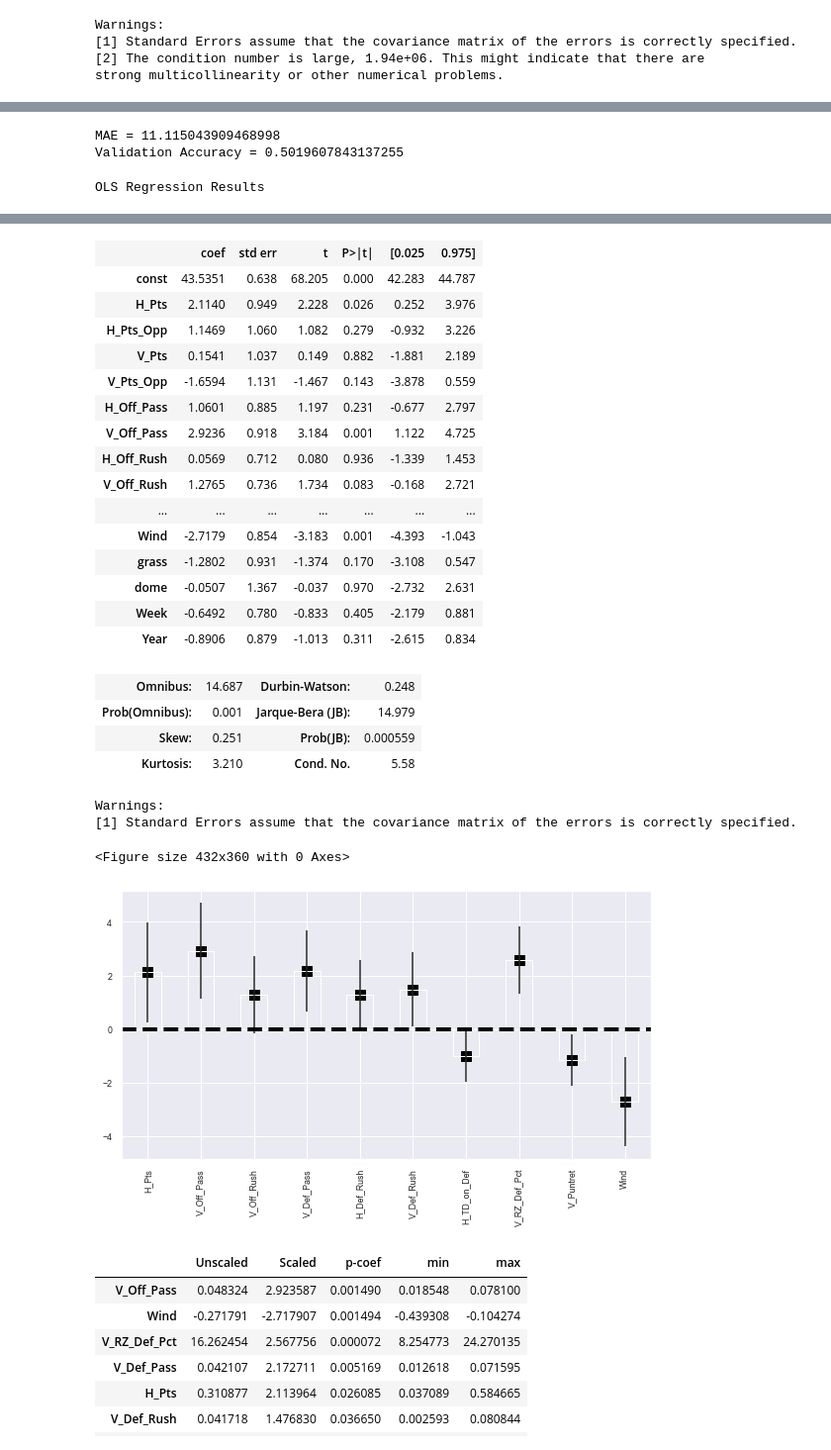
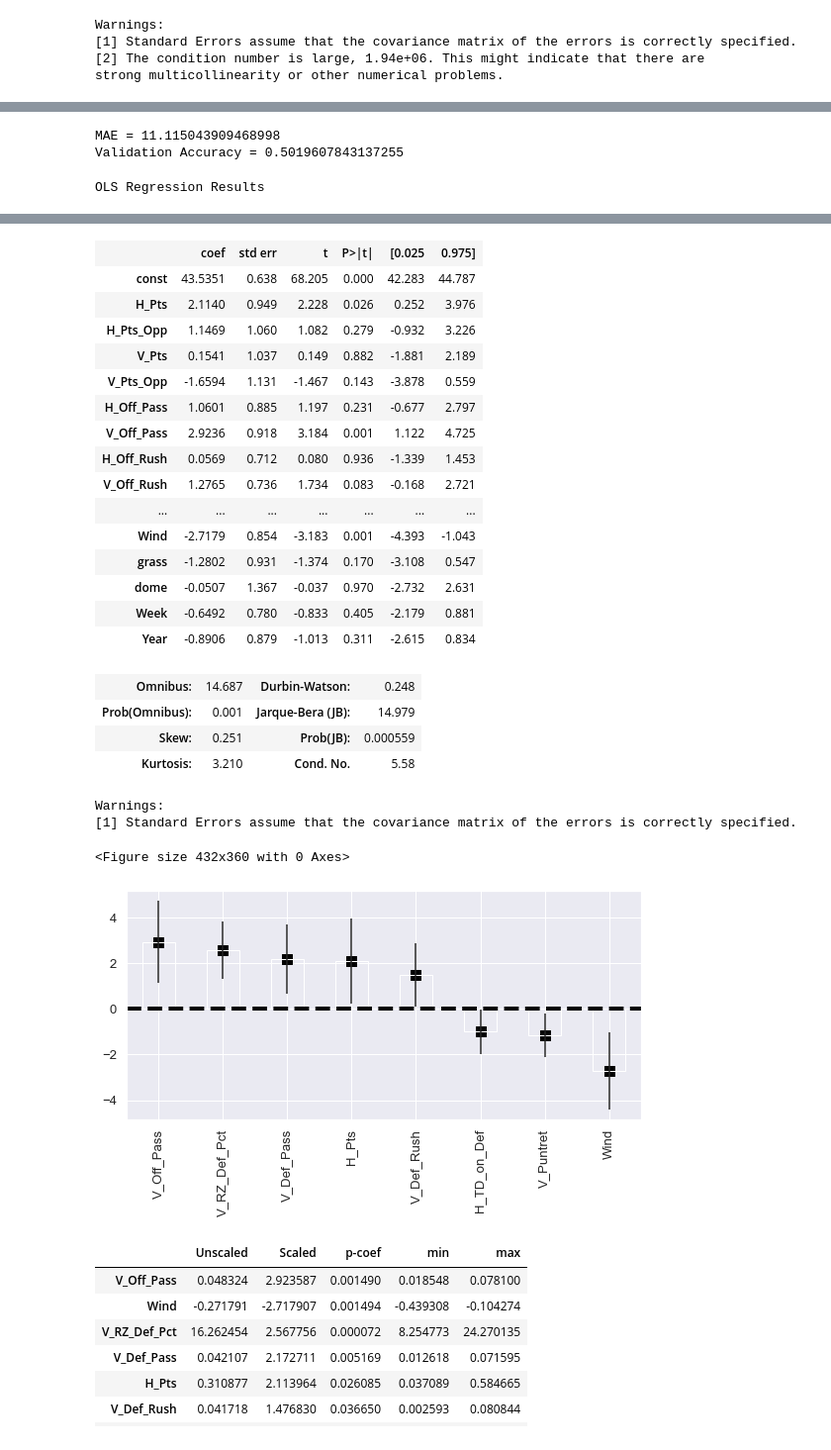
Before and after one commit to titansat74/Projects, a Jupyter notebook: Capstone Two/Cap2_Model.ipynb, the cells around one changed output, grey strips where cells are left out. Shown at 99% size. Drawn from its saved outputs; the diff is of its cells as text; code cells hidden in the pictures.

```diff
--- a/Capstone Two/Cap2_Model.ipynb
+++ b/Capstone Two/Cap2_Model.ipynb
@@ -210,7 +210,7 @@ def plot_coef(OLS,fig,ax,p_thresh=None):
     coef_df = pd.DataFrame({'coef': params.values,
                             'err': err_series.values,
                             'varname': err_series.index.values
-                           })
+                           }).sort_values(by='coef',ascending=False)
     coef_df.plot(x='varname', y='coef', kind='bar',
                  ax=ax, color='none',
                  yerr='err', legend=False)
@@ -356,7 +373,7 @@ ypred=scaled.predict(sca_val)
 print(f'MAE = {mean_absolute_error(y_val,ypred)}')
 print(f'Validation Accuracy = {ou_accuracy(y_val,ypred)}')
 fig16, ax = plt.subplots(figsize=(8, 5))
-plot_coef(scaled,fig16,ax,p_thresh=0.10)
+plot_coef(scaled,fig16,ax,p_thresh=0.05)
 fig16.tight_layout()
 fig16.savefig('plots/fig16.png')
 scaled.summary()
@@ -372,31 +389,31 @@ OLS Regression Results
 | No. Observations: | 1215 | AIC: | 9781. |
 | Df Residuals: | 1176 | BIC: | 9980. |
 | Df Model: | 38 |  |  |
 | Covariance Type: | nonrobust |  |  |
 |  | coef | std err | t | P>|t| | [0.025 | 0.975] |
 | const | 43.5351 | 0.638 | 68.205 | 0.000 | 42.283 | 44.787 |
 | H_Pts | 2.1140 | 0.949 | 2.228 | 0.026 | 0.252 | 3.976 |
 | H_Pts_Opp | 1.1469 | 1.060 | 1.082 | 0.279 | -0.932 | 3.226 |
 | V_Pts | 0.1541 | 1.037 | 0.149 | 0.882 | -1.881 | 2.189 |
 | V_Pts_Opp | -1.6594 | 1.131 | -1.467 | 0.143 | -3.878 | 0.559 |
 | H_Off_Pass | 1.0601 | 0.885 | 1.197 | 0.231 | -0.677 | 2.797 |
 | V_Off_Pass | 2.9236 | 0.918 | 3.184 | 0.001 | 1.122 | 4.725 |
 | H_Off_Rush | 0.0569 | 0.712 | 0.080 | 0.936 | -1.339 | 1.453 |
 | V_Off_Rush | 1.2765 | 0.736 | 1.734 | 0.083 | -0.168 | 2.721 |
 | ... | ... | ... | ... | ... | ... | ... |
 | Wind | -2.7179 | 0.854 | -3.183 | 0.001 | -4.393 | -1.043 |
 | grass | -1.2802 | 0.931 | -1.374 | 0.170 | -3.108 | 0.547 |
 | dome | -0.0507 | 1.367 | -0.037 | 0.970 | -2.732 | 2.631 |
 | Week | -0.6492 | 0.780 | -0.833 | 0.405 | -2.179 | 0.881 |
 | Year | -0.8906 | 0.879 | -1.013 | 0.311 | -2.615 | 0.834 |
 | Omnibus: | 14.687 | Durbin-Watson: | 0.248 |
 | Prob(Omnibus): | 0.001 | Jarque-Bera (JB): | 14.979 |
 | Skew: | 0.251 | Prob(JB): | 0.000559 |
 | Kurtosis: | 3.210 | Cond. No. | 5.58 |
 Warnings:
 [1] Standard Errors assume that the covariance matrix of the errors is correctly specified.
 <Figure size 432x360 with 0 Axes>
-[figure, old version]
+[figure, new version]
 # %%
 thresh = 0.10
 df1=not_scaled.summary2().tables[1]
```
Also changed, not shown: parts of 49 cells of this notebook.
